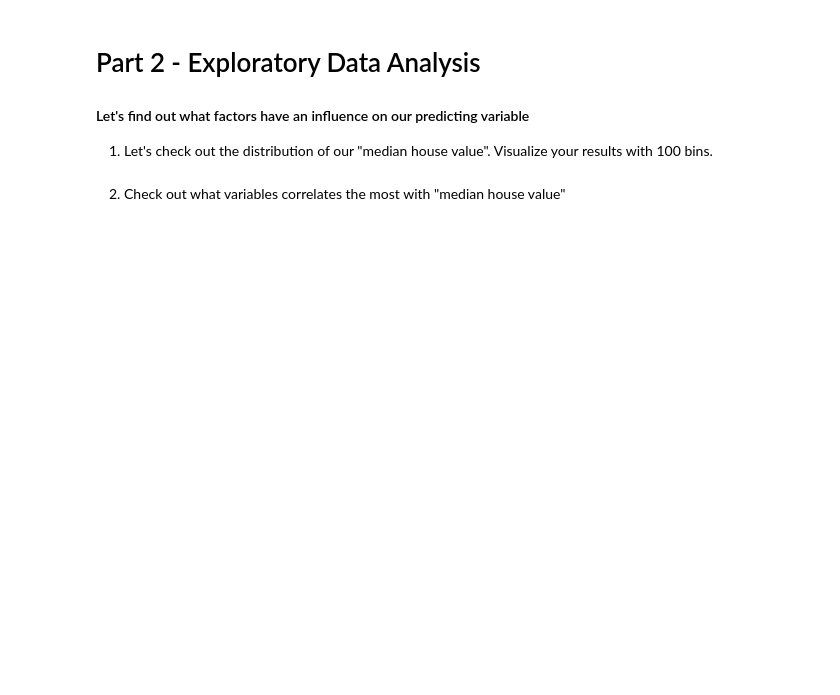
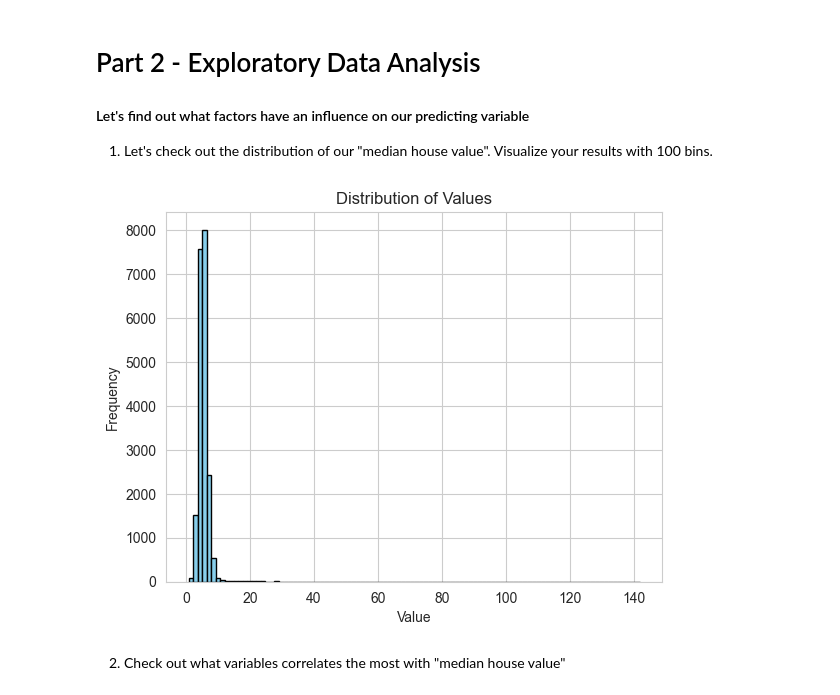
Before and after one commit to s11khushboo/lab-ml-and-linear-regression, a Jupyter notebook: your-code/main.ipynb, the cells around one changed output. Drawn from its saved outputs; the diff is of its cells as text; code cells hidden in the pictures; blank space fills up the shorter version.

```diff
--- a/your-code/main.ipynb
+++ b/your-code/main.ipynb
@@ -32,2 +106,15 @@ Make histograms of all your numeric columns in order to get a good understanding
 # %% [markdown]
 3. If you check the largest and smallest values of your "rooms per houshold column" you will see two outliers and two values that are just wrong. Drop the four values by index.
+# %%
+max=df["rooms_per_household"].nlargest(2)
+# %%
+min=df["rooms_per_household"].nsmallest(2)
+# %%
+indices=[]
+for i in max:
+    ind=df[df["rooms_per_household"] == i].index
+    indices.append(ind.tolist()[0])
+for j in min:
+    ind=df[df["rooms_per_household"] == j].index
+    indices.append(ind.tolist()[0])
+print(indices)
@@ -34,3 +123,5 @@ Make histograms of all your numeric columns in order to get a good understanding
+# %%
+df.drop(df.index[indices] , inplace=True)
 # %% [markdown]
 # Part 2 - Exploratory Data Analysis
 
@@ -39,5 +130,15 @@ Make histograms of all your numeric columns in order to get a good understanding
 #### Let's find out what factors have an influence on our predicting variable
 
 1. Let's check out the distribution of our "median house value". Visualize your results with 100 bins.
+# %%
+
+plt.hist(df['rooms_per_household'], bins=100, color='skyblue', edgecolor='black')
+
+plt.title('Distribution of Values')
+plt.xlabel('Value')
+plt.ylabel('Frequency')
+plt.show()
+# %% [output]
+[figure, added]
 # %% [markdown]
 2. Check out what variables correlates the most with "median house value"
```
Also changed, not shown: parts of 48 cells of this notebook.
